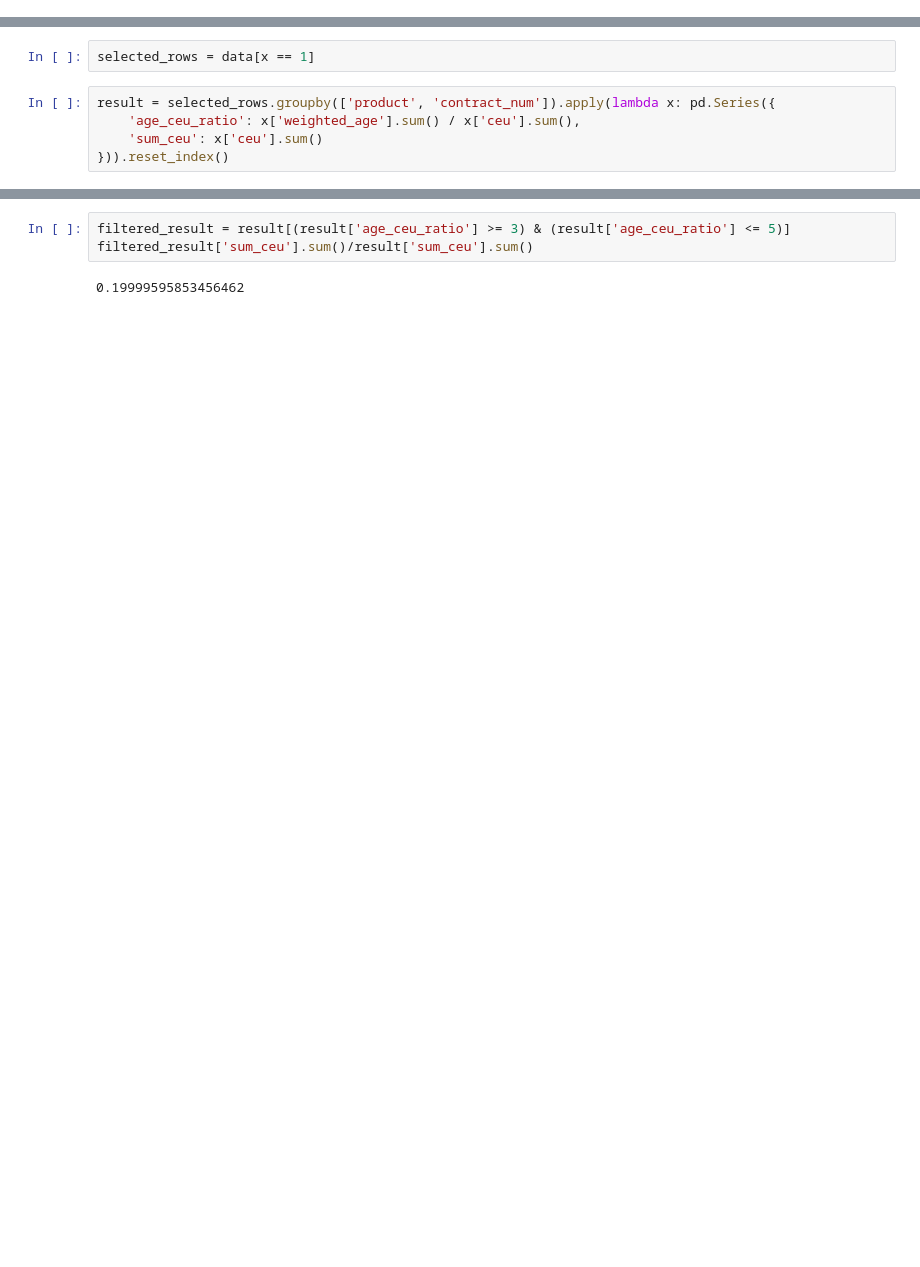
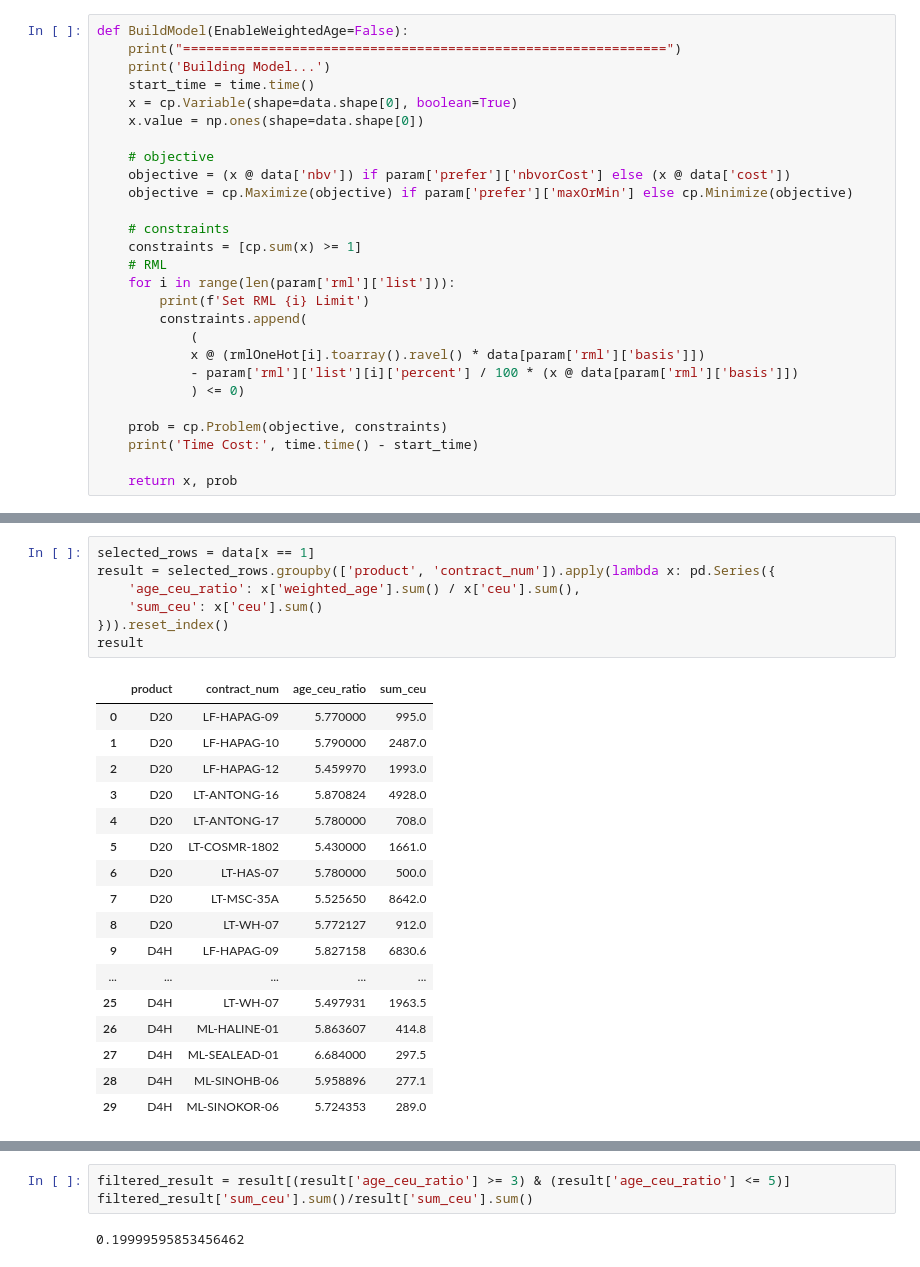
Before and after one commit to SightVanish/PortfolioSelection, a Jupyter notebook: PortfolioSelection_test.ipynb, the cells around one changed output, grey strips where cells are left out. Drawn from its saved outputs; the diff is of its cells as text; blank space fills up the shorter version.

```diff
--- a/PortfolioSelection_test.ipynb
+++ b/PortfolioSelection_test.ipynb
@@ -624,0 +359,27 @@ Time Cost 214.05012464523315
+# %%
+def BuildModel(EnableWeightedAge=False):
+    print("==============================================================")
+    print('Building Model...')
+    start_time = time.time()
+    x = cp.Variable(shape=data.shape[0], boolean=True)
+    x.value = np.ones(shape=data.shape[0])
+
+    # objective
+    objective = (x @ data['nbv']) if param['prefer']['nbvorCost'] else (x @ data['cost'])
+    objective = cp.Maximize(objective) if param['prefer']['maxOrMin'] else cp.Minimize(objective)
+
+    # constraints
+    constraints = [cp.sum(x) >= 1]
+    # RML
+    for i in range(len(param['rml']['list'])):
+        print(f'Set RML {i} Limit')
+        constraints.append(
+            (
+            x @ (rmlOneHot[i].toarray().ravel() * data[param['rml']['basis']])
+            - param['rml']['list'][i]['percent'] / 100 * (x @ data[param['rml']['basis']])
+            ) <= 0)
+
+    prob = cp.Problem(objective, constraints)
+    print('Time Cost:', time.time() - start_time)
+
+    return x, prob
@@ -635,7 +473,25 @@ selected containers, all containers, percentage %
-# %%
-selected_rows = data[x == 1]
 # %%
+selected_rows = data[x == 1]
 result = selected_rows.groupby(['product', 'contract_num']).apply(lambda x: pd.Series({
     'age_ceu_ratio': x['weighted_age'].sum() / x['ceu'].sum(),
     'sum_ceu': x['ceu'].sum()
 })).reset_index()
+result
+# %% [output]
+|  | product | contract_num | age_ceu_ratio | sum_ceu |
+| 0 | D20 | LF-HAPAG-09 | 5.770000 | 995.0 |
+| 1 | D20 | LF-HAPAG-10 | 5.790000 | 2487.0 |
+| 2 | D20 | LF-HAPAG-12 | 5.459970 | 1993.0 |
+| 3 | D20 | LT-ANTONG-16 | 5.870824 | 4928.0 |
+| 4 | D20 | LT-ANTONG-17 | 5.780000 | 708.0 |
+| 5 | D20 | LT-COSMR-1802 | 5.430000 | 1661.0 |
+| 6 | D20 | LT-HAS-07 | 5.780000 | 500.0 |
+| 7 | D20 | LT-MSC-35A | 5.525650 | 8642.0 |
+| 8 | D20 | LT-WH-07 | 5.772127 | 912.0 |
+| 9 | D4H | LF-HAPAG-09 | 5.827158 | 6830.6 |
+| ... | ... | ... | ... | ... |
+| 25 | D4H | LT-WH-07 | 5.497931 | 1963.5 |
+| 26 | D4H | ML-HALINE-01 | 5.863607 | 414.8 |
+| 27 | D4H | ML-SEALEAD-01 | 6.684000 | 297.5 |
+| 28 | D4H | ML-SINOHB-06 | 5.958896 | 277.1 |
+| 29 | D4H | ML-SINOKOR-06 | 5.724353 | 289.0 |
```
Also changed, not shown: parts of 8 cells of this notebook, 1 other file.
